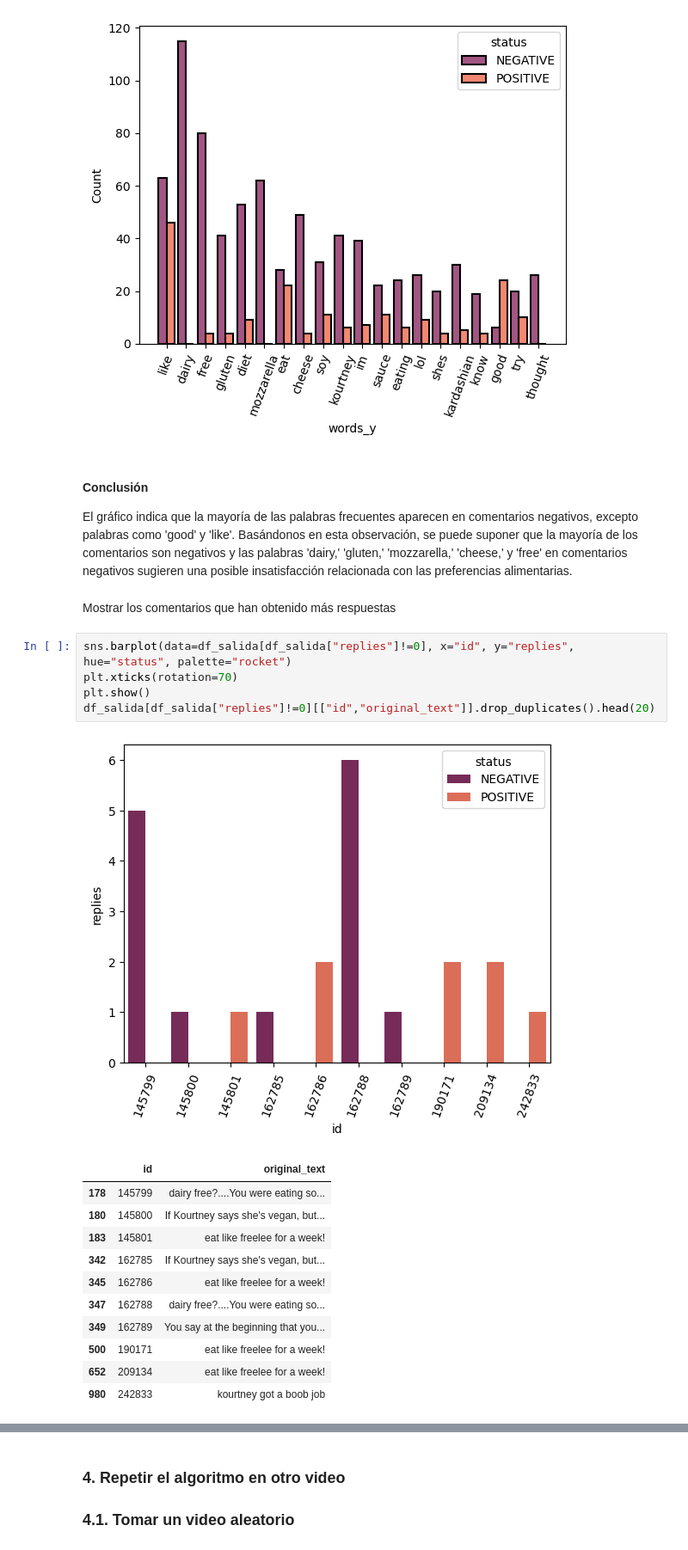
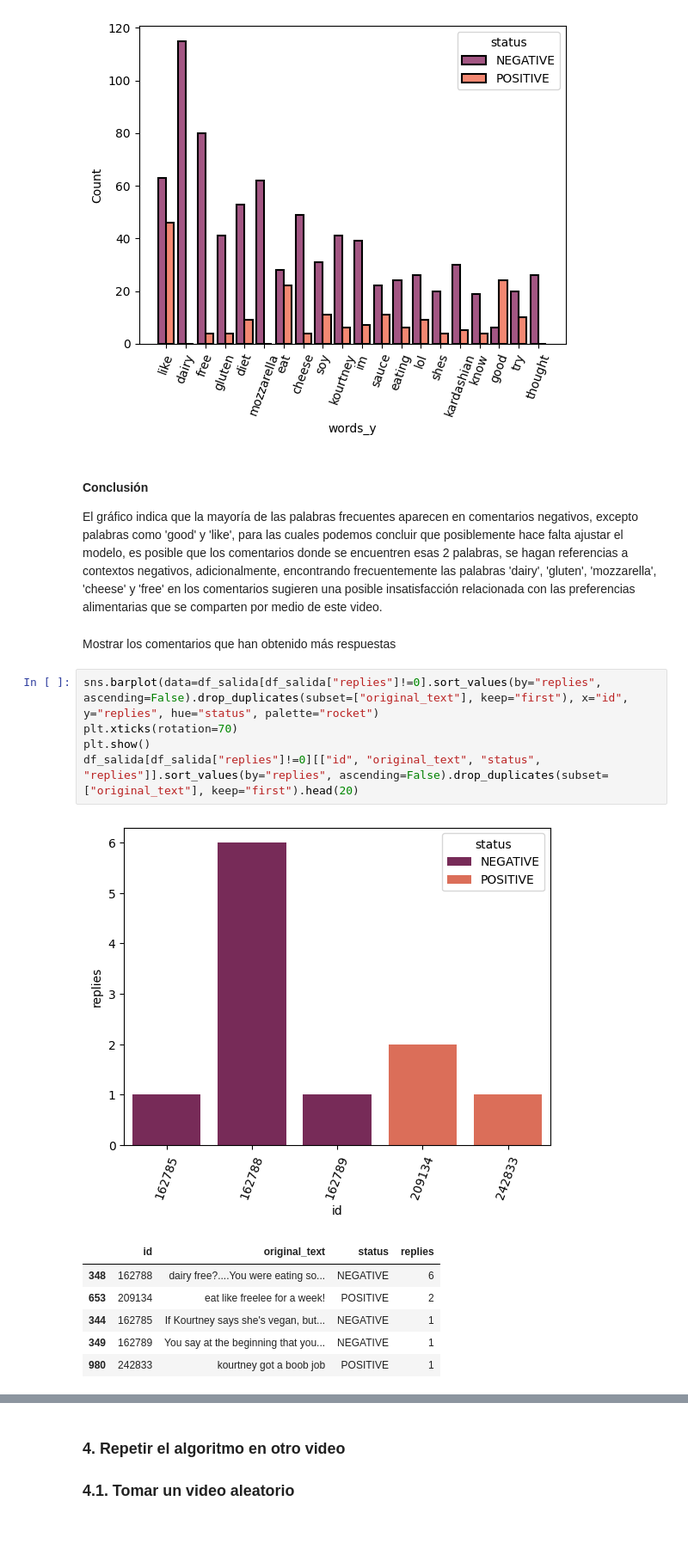
Before and after one commit to Elina-Filatova/youtube_comments_analysis, a Jupyter notebook: Trabajo Elina Nicolas-final.ipynb, the cells around one changed output, grey strips where cells are left out. Shown at 86% size. Cells and saved outputs as stored; diff of their text form.

```diff
--- a/Trabajo Elina Nicolas-final.ipynb
+++ b/Trabajo Elina Nicolas-final.ipynb
@@ -442,26 +434,21 @@ plt.show()
 [figure]
 # %% [markdown]
 #### Conclusión
-El gráfico indica que la mayoría de las palabras frecuentes aparecen en comentarios negativos, excepto palabras como 'good' y 'like'. Basándonos en esta observación, se puede suponer que la mayoría de los comentarios son negativos y las palabras 'dairy,' 'gluten,' 'mozzarella,' 'cheese,' y 'free' en comentarios negativos sugieren una posible insatisfacción relacionada con las preferencias alimentarias.
+El gráfico indica que la mayoría de las palabras frecuentes aparecen en comentarios negativos, excepto palabras como 'good' y 'like', para las cuales podemos concluir que posiblemente hace falta ajustar el modelo, es posible que los comentarios donde se encuentren esas 2 palabras, se hagan referencias a contextos negativos, adicionalmente, encontrando frecuentemente las palabras 'dairy', 'gluten', 'mozzarella', 'cheese' y 'free' en los comentarios sugieren una posible insatisfacción relacionada con las preferencias alimentarias que se comparten por medio de este video.
 # %% [markdown]
 Mostrar los comentarios que han obtenido más respuestas
 # %%
-sns.barplot(data=df_salida[df_salida["replies"]!=0], x="id", y="replies", hue="status", palette="rocket")
+sns.barplot(data=df_salida[df_salida["replies"]!=0].sort_values(by="replies", ascending=False).drop_duplicates(subset=["original_text"], keep="first"), x="id", y="replies", hue="status", palette="rocket")
 plt.xticks(rotation=70)
 plt.show()
-df_salida[df_salida["replies"]!=0][["id","original_text"]].drop_duplicates().head(20)
+df_salida[df_salida["replies"]!=0][["id", "original_text", "status", "replies"]].sort_values(by="replies", ascending=False).drop_duplicates(subset=["original_text"], keep="first").head(20)
 # %% [output]
-[figure, old version]
+[figure, new version]
-|  | id | original_text |
-| 178 | 145799 | dairy free?....You were eating so... |
-| 180 | 145800 | If Kourtney says she's vegan, but... |
-| 183 | 145801 | eat like freelee for a week! |
-| 342 | 162785 | If Kourtney says she's vegan, but... |
-| 345 | 162786 | eat like freelee for a week! |
-| 347 | 162788 | dairy free?....You were eating so... |
-| 349 | 162789 | You say at the beginning that you... |
-| 500 | 190171 | eat like freelee for a week! |
-| 652 | 209134 | eat like freelee for a week! |
-| 980 | 242833 | kourtney got a boob job |
+|  | id | original_text | status | replies |
+| 348 | 162788 | dairy free?....You were eating so... | NEGATIVE | 6 |
+| 653 | 209134 | eat like freelee for a week! | POSITIVE | 2 |
+| 344 | 162785 | If Kourtney says she's vegan, but... | NEGATIVE | 1 |
+| 349 | 162789 | You say at the beginning that you... | NEGATIVE | 1 |
+| 980 | 242833 | kourtney got a boob job | POSITIVE | 1 |
 # %% [markdown]
 #### Conclusión
```
Also changed, not shown: parts of 17 cells of this notebook, 1 other file.
